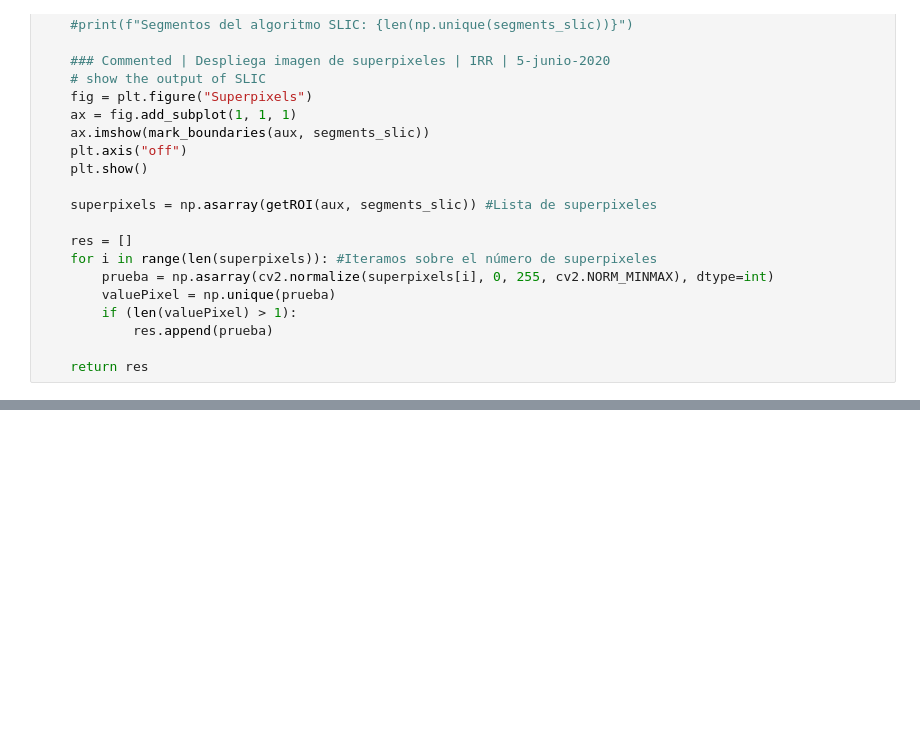
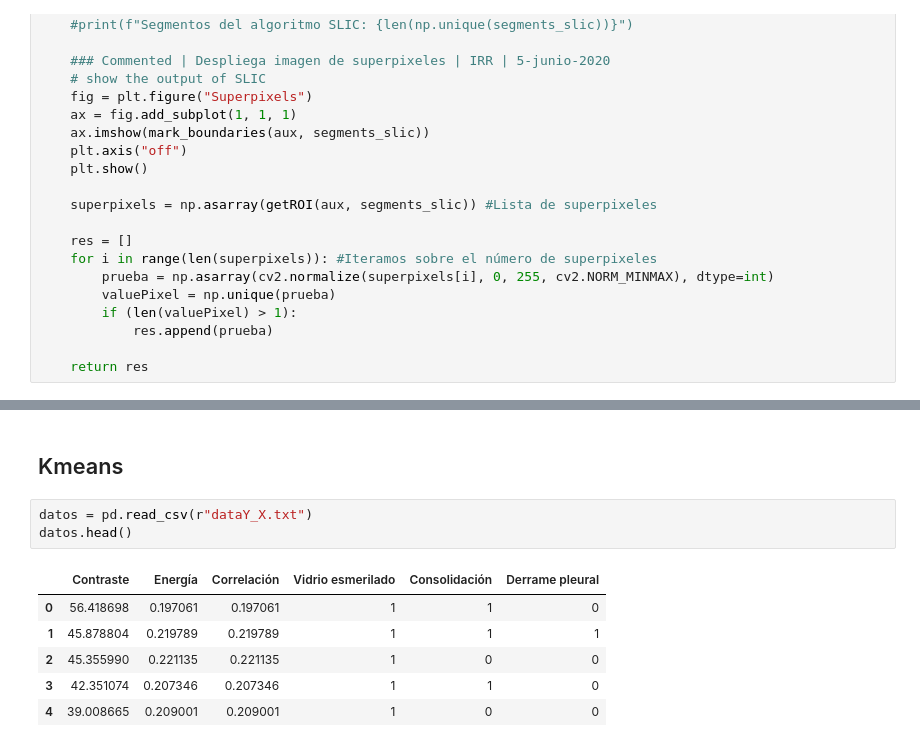
Before and after one commit to OscarEsC/covid19_symptoms_detector, a Jupyter notebook: covid19_symptoms_detector.py.ipynb, the cells around one changed output, grey strips where cells are left out. Drawn from its saved outputs; the diff is of its cells as text; blank space fills up the shorter version.

```diff
--- a/covid19_symptoms_detector.py.ipynb
+++ b/covid19_symptoms_detector.py.ipynb
@@ -240 +256,13 @@ Tiempo de entrenamiento: 46.679256439208984
 (3, 3)
+# %% [markdown]
+## Kmeans
+# %%
+datos = pd.read_csv(r"dataY_X.txt")
+datos.head()
+# %% [output]
+|  | Contraste | Energía | Correlación | Vidrio esmerilado | Consolidación | Derrame pleural |
+| 0 | 56.418698 | 0.197061 | 0.197061 | 1 | 1 | 0 |
+| 1 | 45.878804 | 0.219789 | 0.219789 | 1 | 1 | 1 |
+| 2 | 45.355990 | 0.221135 | 0.221135 | 1 | 0 | 0 |
+| 3 | 42.351074 | 0.207346 | 0.207346 | 1 | 1 | 0 |
+| 4 | 39.008665 | 0.209001 | 0.209001 | 1 | 0 | 0 |
```
Also changed, not shown: parts of 34 cells of this notebook, 1 other file.
